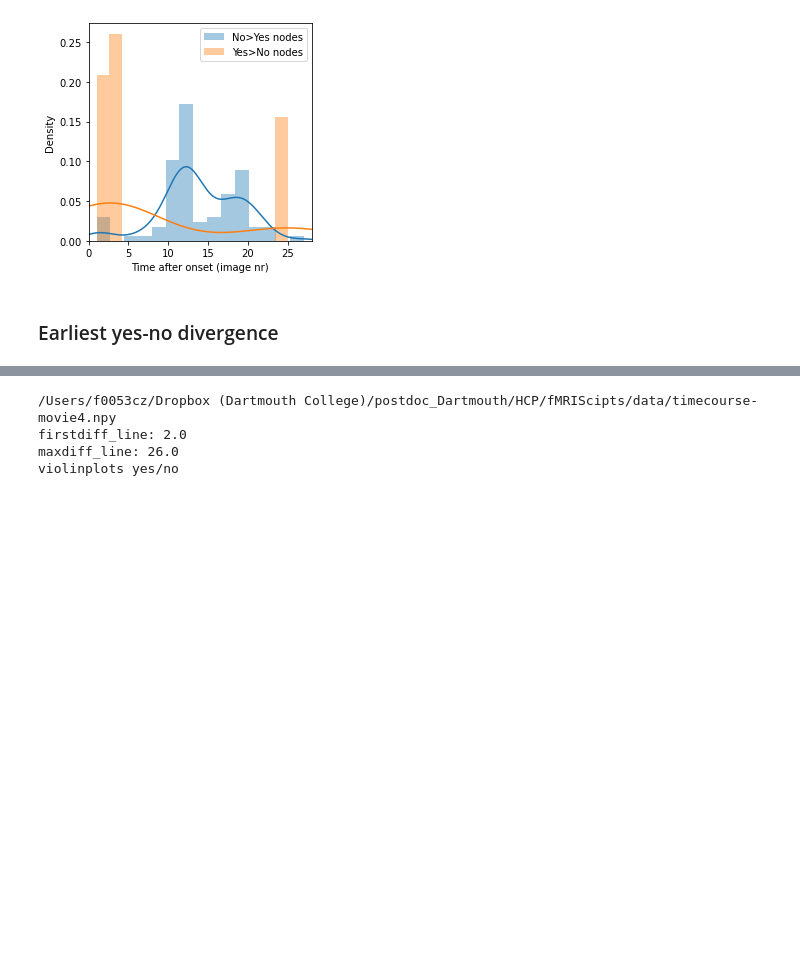
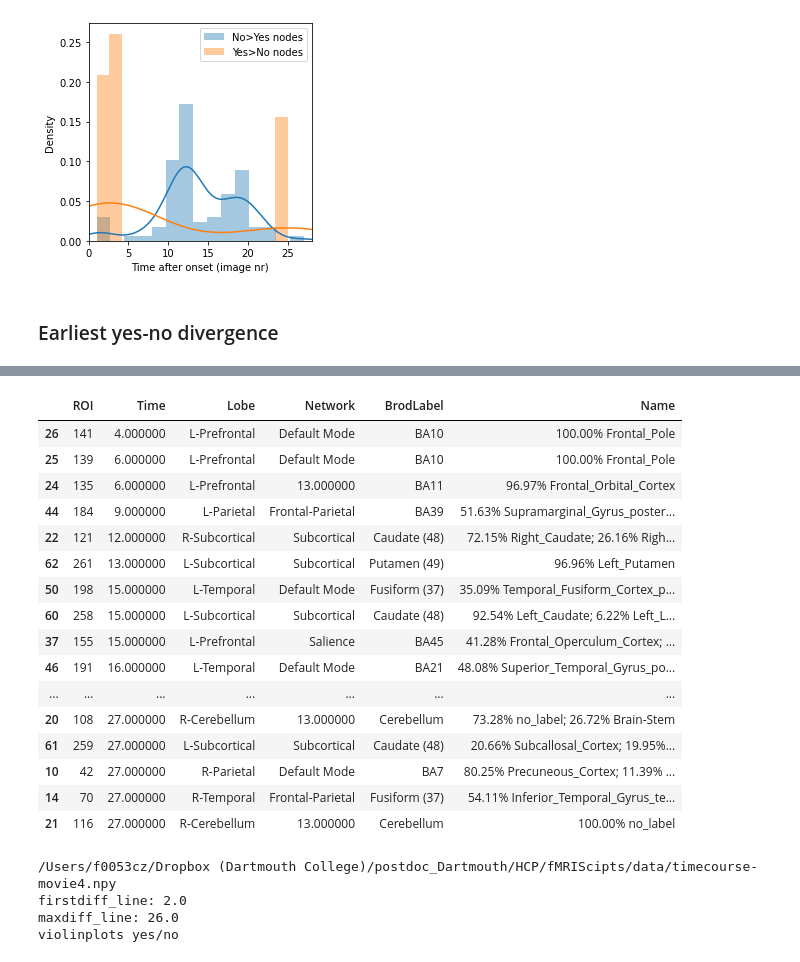
Before and after one commit to rvarrier/HCP_socialtask_analysis, a Jupyter notebook: fMRI/fMRI_second_level_movieWise.ipynb, the cells around one changed output, grey strips where cells are left out. Saved outputs shown, nothing was run; the diff lists cells and outputs as text; code cells hidden in the pictures; blank space fills up the shorter version.

```diff
--- a/fMRI/fMRI_second_level_movieWise.ipynb
+++ b/fMRI/fMRI_second_level_movieWise.ipynb
@@ -770,3 +884,69 @@ plt.legend()
+# %%
+# to identify the rois
+pos_rois = np.where(timepts_signed>0)[0]
+neg_rois = np.where(timepts_signed<0)[0]
+
+
+lobe_list = []
+network_list = []
+cols = ['ROI', 'Time','Lobe', 'Network', 'BrodLabel', 'Name']
+lst = []
+
+pnum = 1
+for n in pos_rois:
+    val = max_timept_yes_min_no[n,0]
+    n += 1 # same as roi
+
+    row = np.where(labels['Node_No']==int(n))[0][0]
+
+    Lobe = labels.iloc[row][4]
+    Network = labels.iloc[row][6]
+    BrodLabel = labels.iloc[row][7]
+
+    try:
+        a = roi_breakdown['gui_Lobes'][Lobe]
+    except:
+        a = Lobe
+    try:
+        b = roi_breakdown['gui_BrodLabels'][BrodLabel]
+    except:
+        b = BrodLabel
+    try:
+        c = roi_breakdown['gui_Networks'][Network]
+    except:
+        c = Network
+    res = eval(shen268[str(n)][0])
+
+    lobe_list.append(a)
+    network_list.append(c)
+
+    lst.append([n, val,a, c, b, res['name']])
+df1 = pd.DataFrame(lst, columns=cols)
+df1 = df1.sort_values(by = 'Time',ascending = True)
+
+
+df1 = df1.style.set_properties(**{
+    'background-color': 'white',
+    'font-size': '8pt'})
+df1
+# %% [output]
+|  | ROI | Time | Lobe | Network | BrodLabel | Name |
+| 26 | 141 | 4.000000 | L-Prefrontal | Default Mode | BA10 | 100.00% Frontal_Pole |
+| 25 | 139 | 6.000000 | L-Prefrontal | Default Mode | BA10 | 100.00% Frontal_Pole |
+| 24 | 135 | 6.000000 | L-Prefrontal | 13.000000 | BA11 | 96.97% Frontal_Orbital_Cortex |
+| 44 | 184 | 9.000000 | L-Parietal | Frontal-Parietal | BA39 | 51.63% Supramarginal_Gyrus_poster... |
+| 22 | 121 | 12.000000 | R-Subcortical | Subcortical | Caudate (48) | 72.15% Right_Caudate; 26.16% Righ... |
+| 62 | 261 | 13.000000 | L-Subcortical | Subcortical | Putamen (49) | 96.96% Left_Putamen |
+| 50 | 198 | 15.000000 | L-Temporal | Default Mode | Fusiform (37) | 35.09% Temporal_Fusiform_Cortex_p... |
+| 60 | 258 | 15.000000 | L-Subcortical | Subcortical | Caudate (48) | 92.54% Left_Caudate; 6.22% Left_L... |
+| 37 | 155 | 15.000000 | L-Prefrontal | Salience | BA45 | 41.28% Frontal_Operculum_Cortex; ... |
+| 46 | 191 | 16.000000 | L-Temporal | Default Mode | BA21 | 48.08% Superior_Temporal_Gyrus_po... |
+| ... | ... | ... | ... | ... | ... | ... |
+| 20 | 108 | 27.000000 | R-Cerebellum | 13.000000 | Cerebellum | 73.28% no_label; 26.72% Brain-Stem |
+| 61 | 259 | 27.000000 | L-Subcortical | Subcortical | Caudate (48) | 20.66% Subcallosal_Cortex; 19.95%... |
+| 10 | 42 | 27.000000 | R-Parietal | Default Mode | BA7 | 80.25% Precuneous_Cortex; 11.39% ... |
+| 14 | 70 | 27.000000 | R-Temporal | Frontal-Parietal | Fusiform (37) | 54.11% Inferior_Temporal_Gyrus_te... |
+| 21 | 116 | 27.000000 | R-Cerebellum | 13.000000 | Cerebellum | 100.00% no_label |
 # %%
 fileName = os.path.join(data_file_loc,f'timecourse-movie{movie_ind}.npy')
 print(fileName)
```
Also changed, not shown: parts of 8 cells of this notebook, 6 other files.
